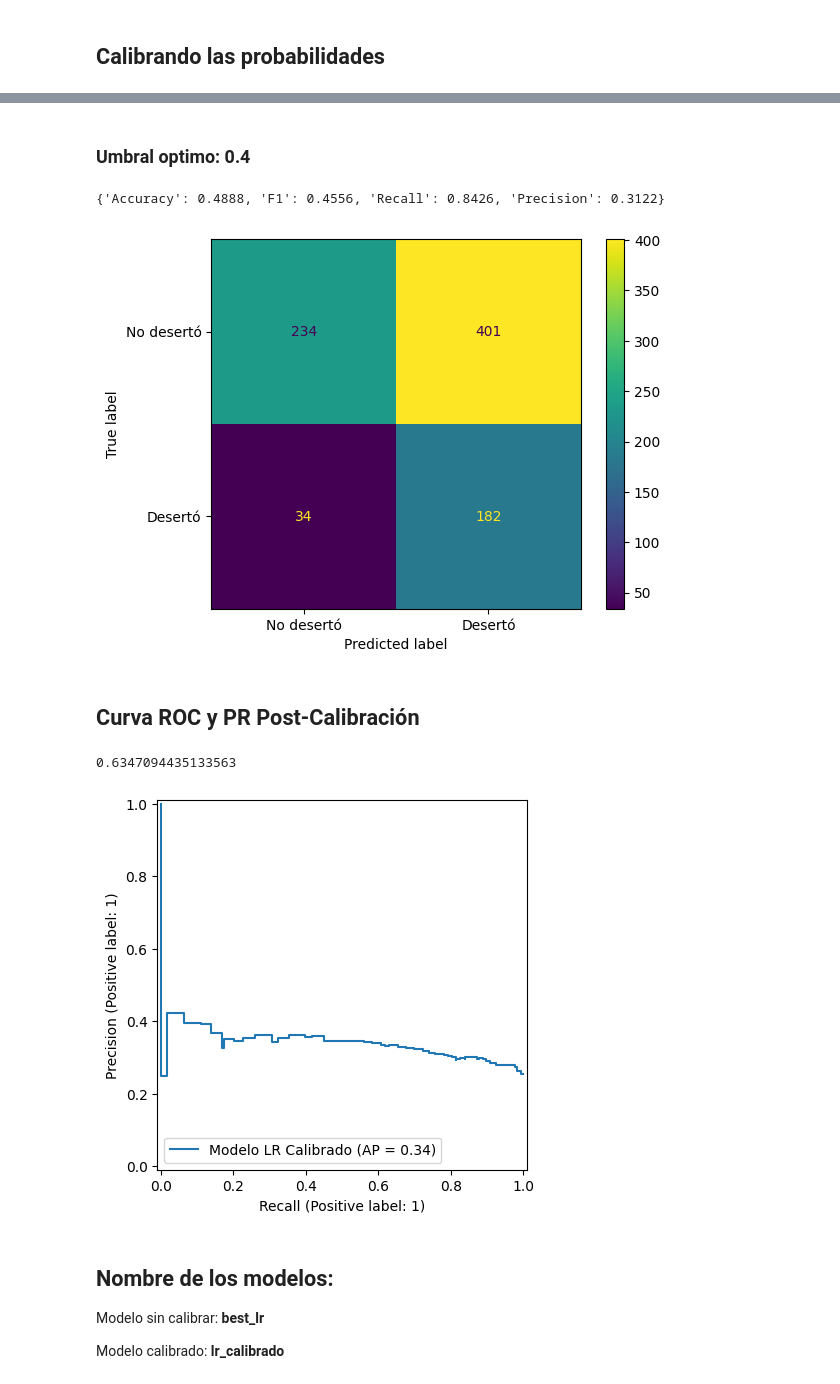
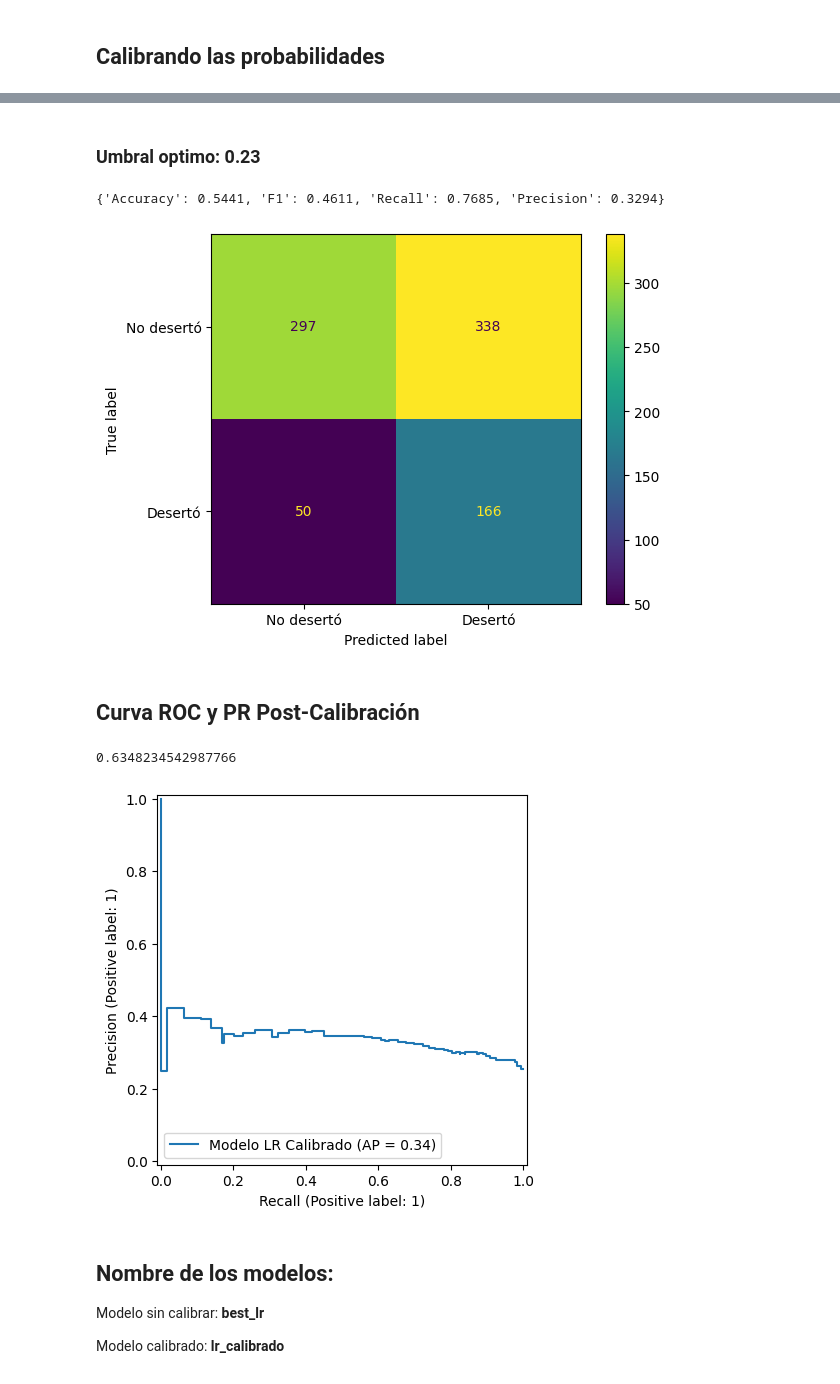
Before and after one commit to GuilleLondero/churn_insight_hackathon, a Jupyter notebook: data_science/notebooks/optimizacion_modelos.ipynb, the cells around one changed output, grey strips where cells are left out. Drawn from its saved outputs; the diff is of its cells as text; code cells hidden in the pictures.

```diff
--- a/data_science/notebooks/optimizacion_modelos.ipynb
+++ b/data_science/notebooks/optimizacion_modelos.ipynb
@@ -551,8 +551,8 @@ df_thresholds
 lr_calibrado = CalibratedClassifierCV(
     estimator=best_lr,
     method="sigmoid",
-    cv=5
+    cv="prefit"
 )
 # %%
-lr_calibrado.fit(X_train_normalize, y_train_smote)
+lr_calibrado.fit(X_val_normalize, y_val)
 # %% [output]
@@ -640,24 +640,24 @@ df_thresholds
 | 38 | 0.58 | 0.000000 | 0.000000 | 0.000000 | 0 |
 | 39 | 0.59 | 0.000000 | 0.000000 | 0.000000 | 0 |
 # %% [markdown]
-### **Umbral optimo**: 0.4
+### **Umbral optimo**: 0.23
 # %%
-umbral_lr_cal = 0.4
+umbral_lr_cal = 0.23
 # %%
 # Testing con el conjunto de prueba
-y_proba = lr_calibrado.predict_proba(X_test)[:, 1]
+y_proba = lr_calibrado.predict_proba(X_test_normalize)[:, 1]
 
 y_pred = (y_proba >= umbral_lr_cal).astype(int)
 
 # Metricas
 print(calcularMetricas(y_test, y_pred))
 
 # Matriz de confusión
 visualizer = matriz_confusion(y_test, y_pred)
 plt.show()
 # %% [output]
-{'Accuracy': 0.4888, 'F1': 0.4556, 'Recall': 0.8426, 'Precision': 0.3122}
+{'Accuracy': 0.5441, 'F1': 0.4611, 'Recall': 0.7685, 'Precision': 0.3294}
-[figure, old version]
+[figure, new version]
 # %% [markdown]
 ## Curva ROC y PR Post-Calibración
 # %%
@@ -668,7 +668,7 @@ print(roc_auc)
 PrecisionRecallDisplay.from_predictions(y_val, y_pred[:, 1], name='Modelo LR Calibrado')
 plt.show()
 # %% [output]
-0.6347094435133563
+0.6348234542987766
 [figure]
 # %% [markdown]
 ## Nombre de los modelos:
```
Also changed, not shown: parts of 32 cells of this notebook.
